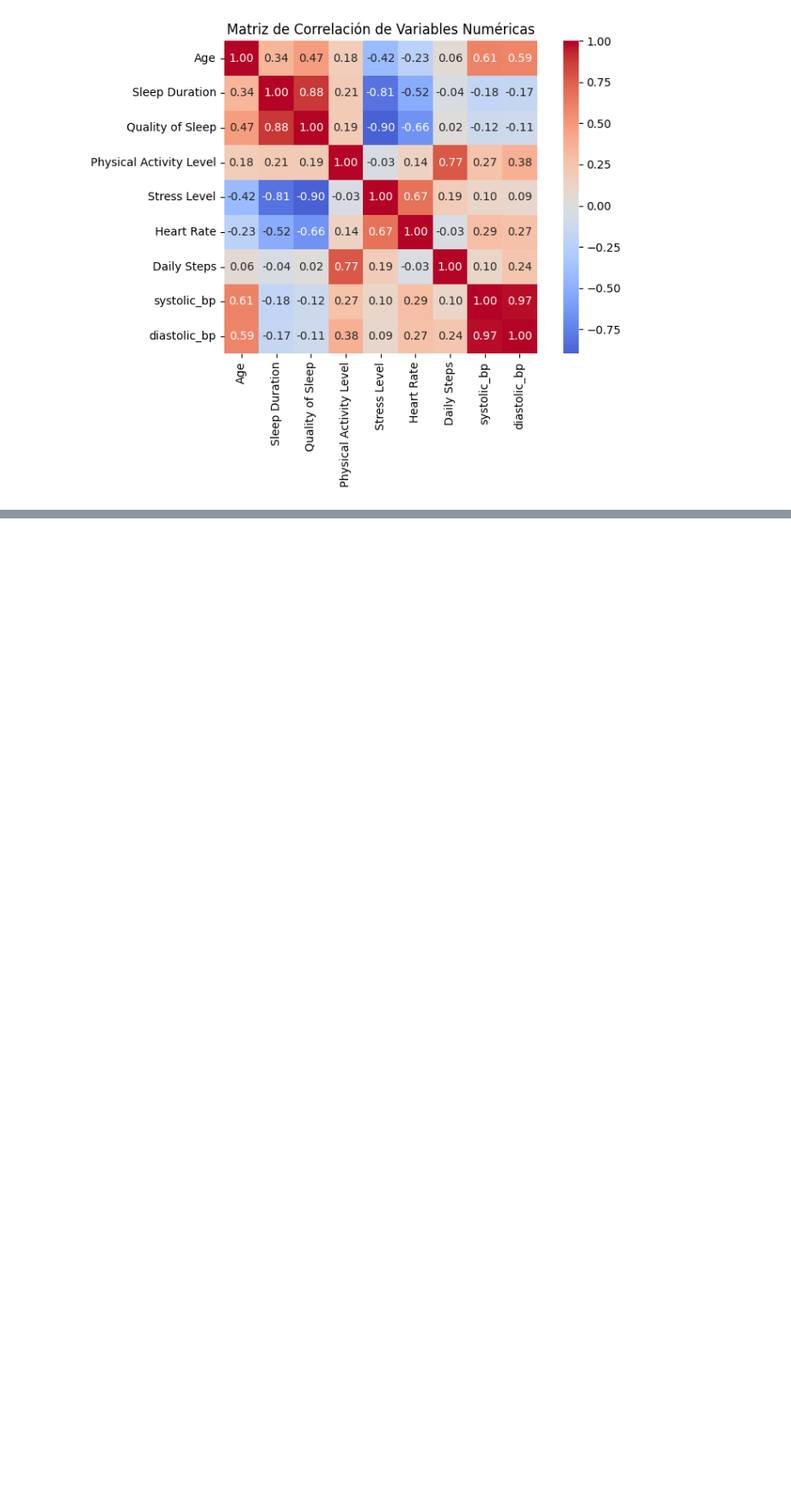
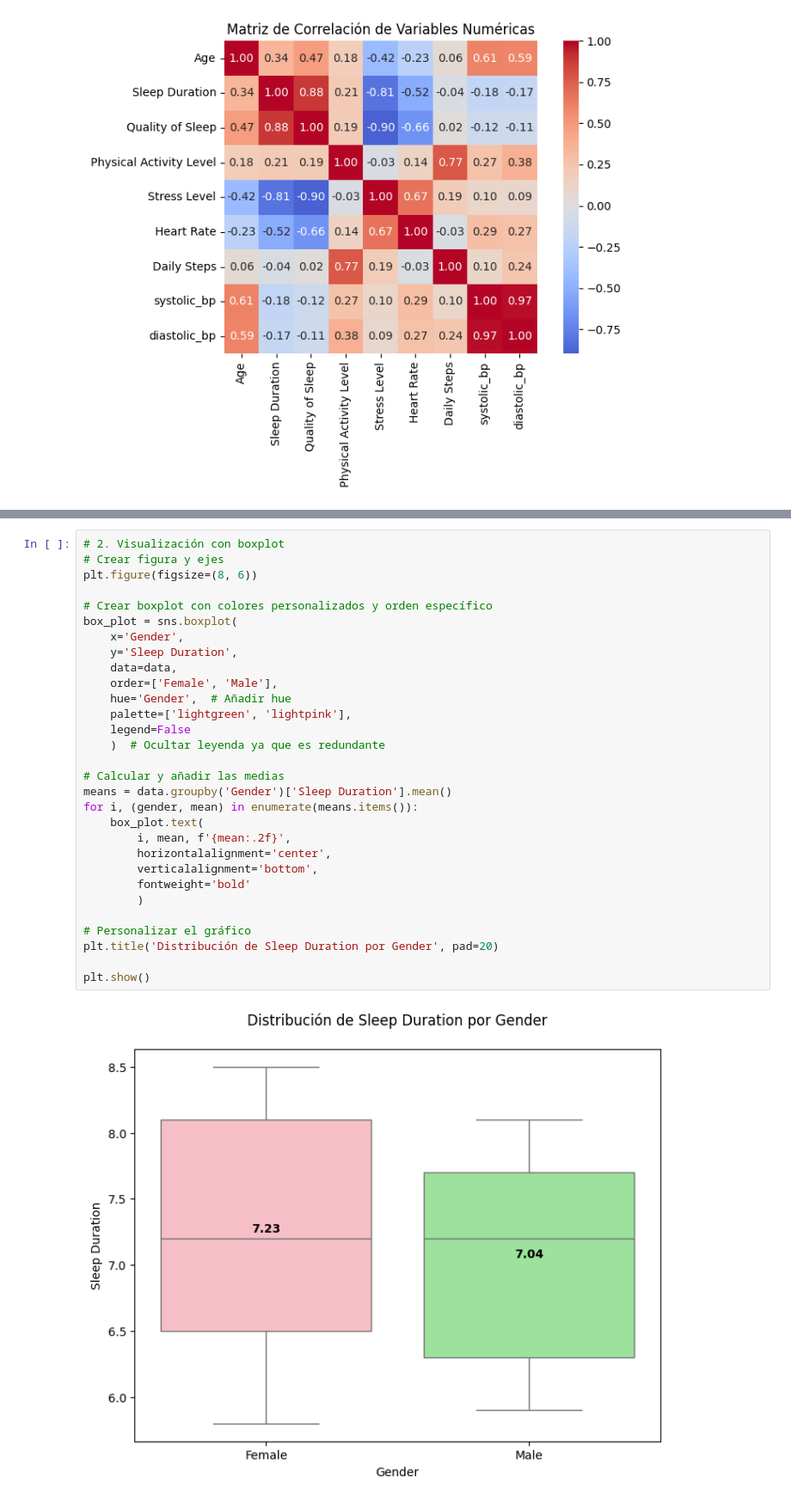
Before and after one commit to morabdiego/kaggle_datasets, a Jupyter notebook: sleep_dataset.ipynb, the cells around one changed output, grey strips where cells are left out. Shown at 86% size. Saved outputs shown, nothing was run; the diff lists cells and outputs as text; blank space fills up the shorter version.

Commit message:
add nb
- Análisis en variables categoricas: descriptivas, t test, kde, boxplot, violinplot and ANOVA

```diff
--- a/sleep_dataset.ipynb
+++ b/sleep_dataset.ipynb
@@ -186,0 +211,32 @@ plt.show()
+# %%
+# 2. Visualización con boxplot
+# Crear figura y ejes
+plt.figure(figsize=(8, 6))
+
+# Crear boxplot con colores personalizados y orden específico
+box_plot = sns.boxplot(
+    x='Gender',
+    y='Sleep Duration',
+    data=data,
+    order=['Female', 'Male'],
+    hue='Gender',  # Añadir hue
+    palette=['lightgreen', 'lightpink'],
+    legend=False
+    )  # Ocultar leyenda ya que es redundante
+
+# Calcular y añadir las medias
+means = data.groupby('Gender')['Sleep Duration'].mean()
+for i, (gender, mean) in enumerate(means.items()):
+    box_plot.text(
+        i, mean, f'{mean:.2f}',
+        horizontalalignment='center',
+        verticalalignment='bottom',
+        fontweight='bold'
+        )
+
+# Personalizar el gráfico
+plt.title('Distribución de Sleep Duration por Gender', pad=20)
+
+plt.show()
+# %% [output]
+[figure, added]
```
Also changed, not shown: parts of 17 cells of this notebook, 1 other file.
